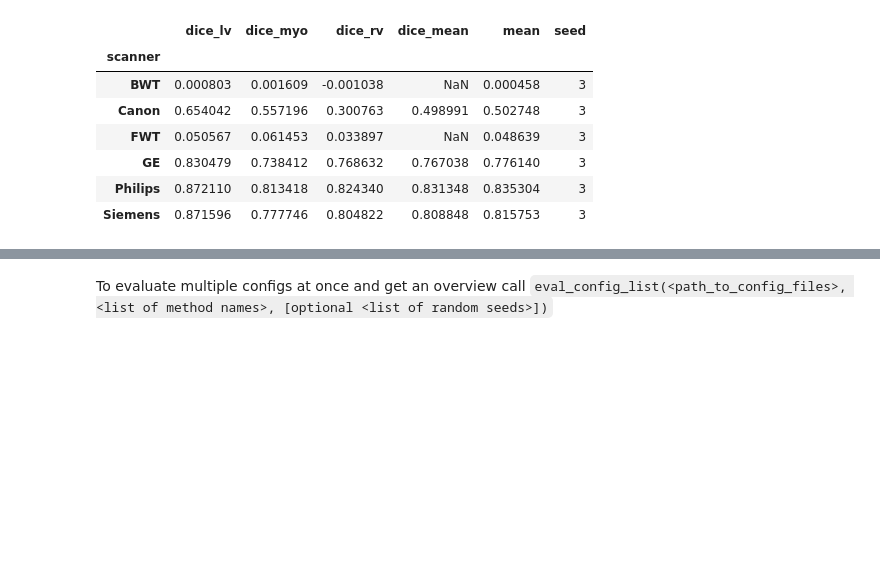
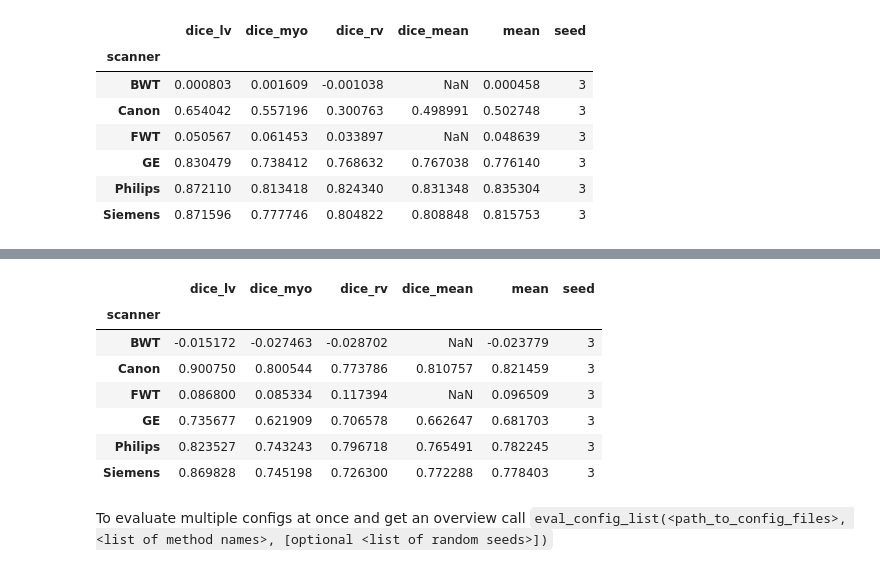
Before and after one commit to cirmuw/casa, a Jupyter notebook: evaluation/cardiac_evaluation.ipynb, the cells around one changed output, grey strips where cells are left out. Cells and saved outputs as stored; diff of their text form; code cells hidden in the pictures; blank space fills up the shorter version.

```diff
--- a/evaluation/cardiac_evaluation.ipynb
+++ b/evaluation/cardiac_evaluation.ipynb
@@ -148,3 +176,14 @@ AttributeError: 'NoneType' object has no attribute 'to'
+# %%
+eval_config('../training_configs/cardiac_uncertainty_5.yml', seeds=[1, 2, 3, 4, 5]).groupby('scanner').mean()
+# %% [output]
+|  | dice_lv | dice_myo | dice_rv | dice_mean | mean | seed |
+| scanner |  |  |  |  |  |  |
+| BWT | -0.015172 | -0.027463 | -0.028702 | NaN | -0.023779 | 3 |
+| Canon | 0.900750 | 0.800544 | 0.773786 | 0.810757 | 0.821459 | 3 |
+| FWT | 0.086800 | 0.085334 | 0.117394 | NaN | 0.096509 | 3 |
+| GE | 0.735677 | 0.621909 | 0.706578 | 0.662647 | 0.681703 | 3 |
+| Philips | 0.823527 | 0.743243 | 0.796718 | 0.765491 | 0.782245 | 3 |
+| Siemens | 0.869828 | 0.745198 | 0.726300 | 0.772288 | 0.778403 | 3 |
 # %% [markdown]
 To evaluate multiple configs at once and get an overview call `eval_config_list(<path_to_config_files>, <list of method names>, [optional <list of random seeds>])`
 # %%
```
Also changed, not shown: parts of 5 cells of this notebook, 3 other files.
